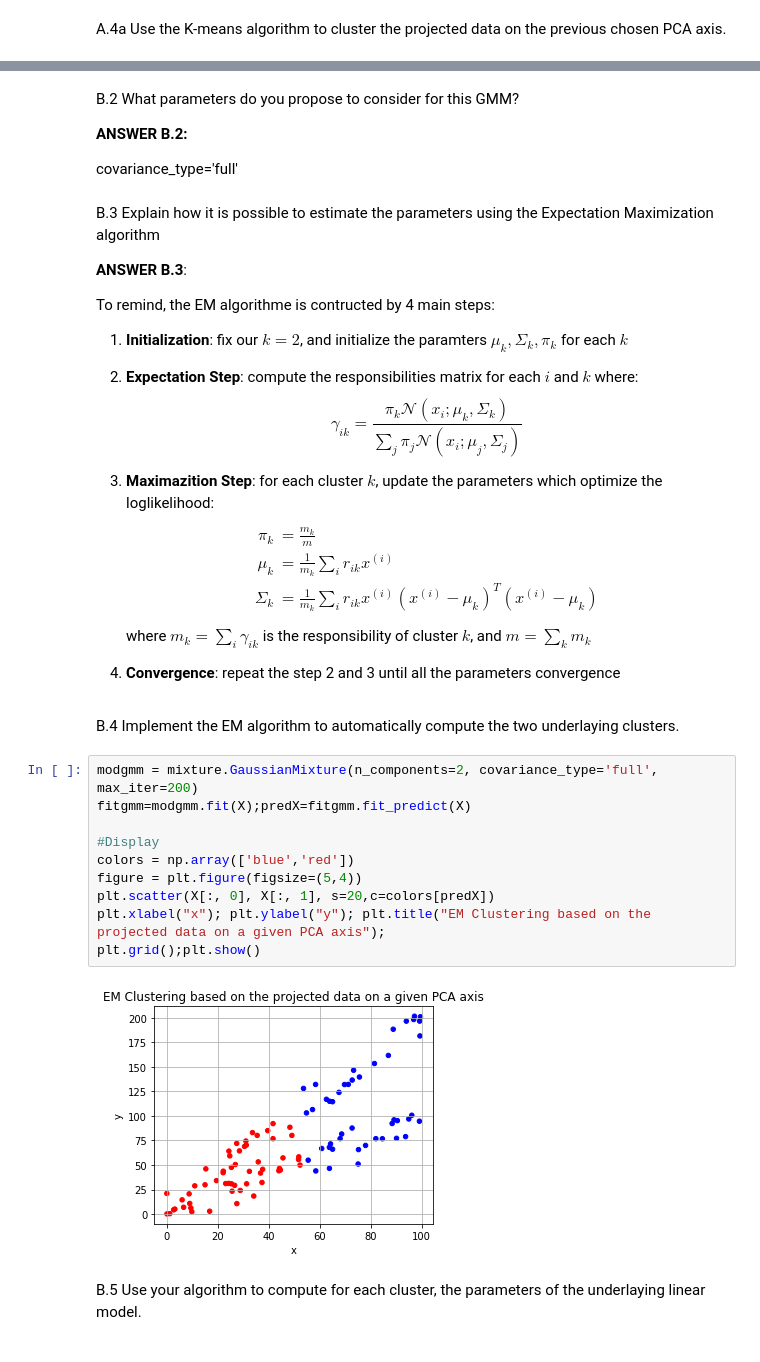
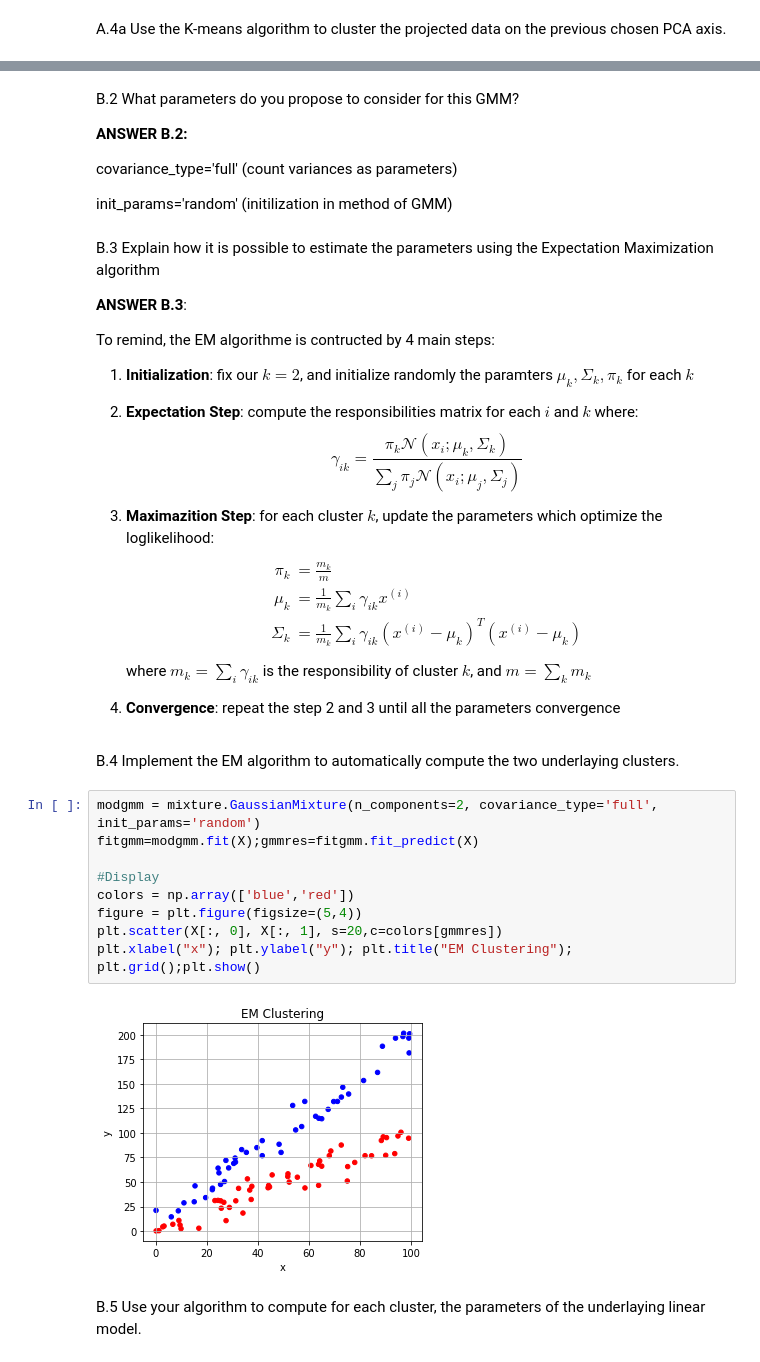
Before and after one commit to ZoeYou/mal-projet-tp-s5, a Jupyter notebook: ProjectMAL2/mal2Proj.ipynb, the cells around one changed output, grey strips where cells are left out. Saved outputs shown, nothing was run; the diff lists cells and outputs as text.

```diff
--- a/ProjectMAL2/mal2Proj.ipynb
+++ b/ProjectMAL2/mal2Proj.ipynb
@@ -191,7 +195,9 @@ B.2 What parameters do you propose to consider for this GMM?
 
 **ANSWER B.2:**
 
-covariance_type='full'
+covariance_type='full' (count variances as parameters)
+
+init_params='random' (initilization in method of GMM)
 # %% [markdown]
 B.3 Explain how it is possible to estimate the parameters using the Expectation Maximization algorithm
 
@@ -199,14 +205,14 @@ B.3 Explain how it is possible to estimate the parameters using the Expectation
 
 To remind, the EM algorithme is contructed by 4 main steps:
 
-1. **Initialization**: fix our $k=2$, and initialize the paramters $\mu_k,\Sigma_k,\pi_k$ for each $k$
+1. **Initialization**: fix our $k=2$, and initialize randomly the paramters $\mu_k,\Sigma_k,\pi_k$ for each $k$
 2. **Expectation Step**: compute the responsibilities matrix for each $i$ and $k$ where:
 $$\gamma_{ik}=\frac{\pi_k \mathcal{N}(x_i;\mu_k,\Sigma_k)}{\sum_{j}\pi_j \mathcal{N}(x_i;\mu_j,\Sigma_j)}$$
 3. **Maximazition Step**: for each cluster $k$, update the parameters which optimize the loglikelihood:
 \begin{align}
 \pi_k& = \frac{m_{k}}{m} \\
-\mu_k & = \frac{1}{m_k} \sum_{i} r_{ik}x^{(i)} \\
-\Sigma_k & = \frac{1}{m_k} \sum_{i} r_{ik}x^{(i)} (x^{(i)} - \mu_k)^T (x^{(i)} - \mu_k)
+\mu_k & = \frac{1}{m_k} \sum_{i} \gamma_{ik}x^{(i)} \\
+\Sigma_k & = \frac{1}{m_k} \sum_{i} \gamma_{ik} (x^{(i)} - \mu_k)^T (x^{(i)} - \mu_k)
 \end{align}
 where $m_k=\sum_{i}\gamma_{ik}$ is the responsibility of cluster $k$, and $m=\sum_{k} m_k$
 
@@ -214,16 +220,16 @@ where $m_k=\sum_{i}\gamma_{ik}$ is the responsibility of cluster $k$, and $m=\su
 # %% [markdown]
 B.4 Implement the EM algorithm to automatically compute the two underlaying clusters.
 # %%
-modgmm = mixture.GaussianMixture(n_components=2, covariance_type='full', max_iter=200)
-fitgmm=modgmm.fit(X);predX=fitgmm.fit_predict(X)
+modgmm = mixture.GaussianMixture(n_components=2, covariance_type='full', init_params='random')
+fitgmm=modgmm.fit(X);gmmres=fitgmm.fit_predict(X)
 
 #Display
 colors = np.array(['blue','red'])
 figure = plt.figure(figsize=(5,4))
-plt.scatter(X[:, 0], X[:, 1], s=20,c=colors[predX])
-plt.xlabel("x"); plt.ylabel("y"); plt.title("EM Clustering based on the projected data on a given PCA axis");
+plt.scatter(X[:, 0], X[:, 1], s=20,c=colors[gmmres])
+plt.xlabel("x"); plt.ylabel("y"); plt.title("EM Clustering");
 plt.grid();plt.show()
 # %% [output]
-[figure, old version]
+[figure, new version]
 # %% [markdown]
 B.5 Use your algorithm to compute for each cluster, the parameters of the underlaying linear model.
```
Also changed, not shown: parts of 25 cells of this notebook.
